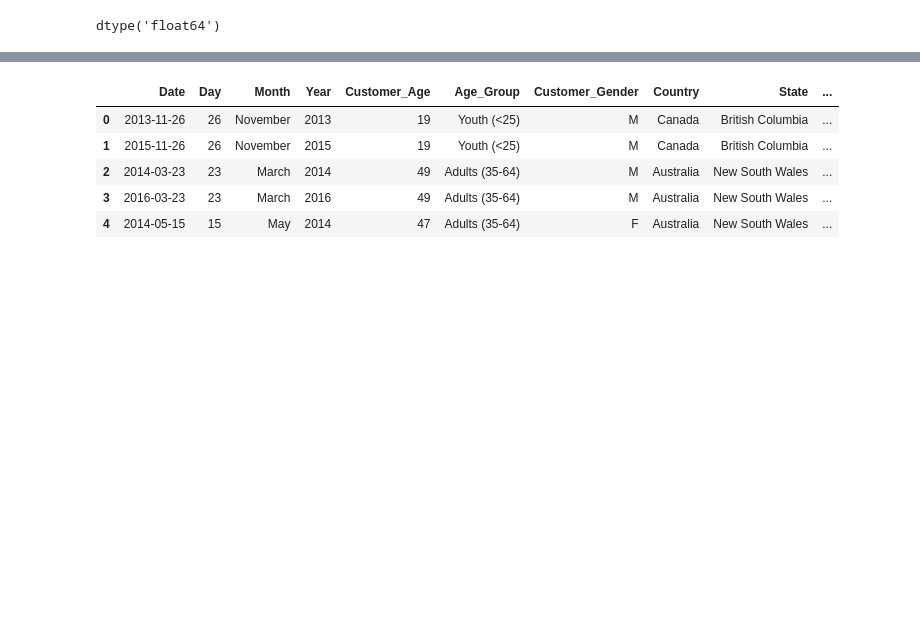
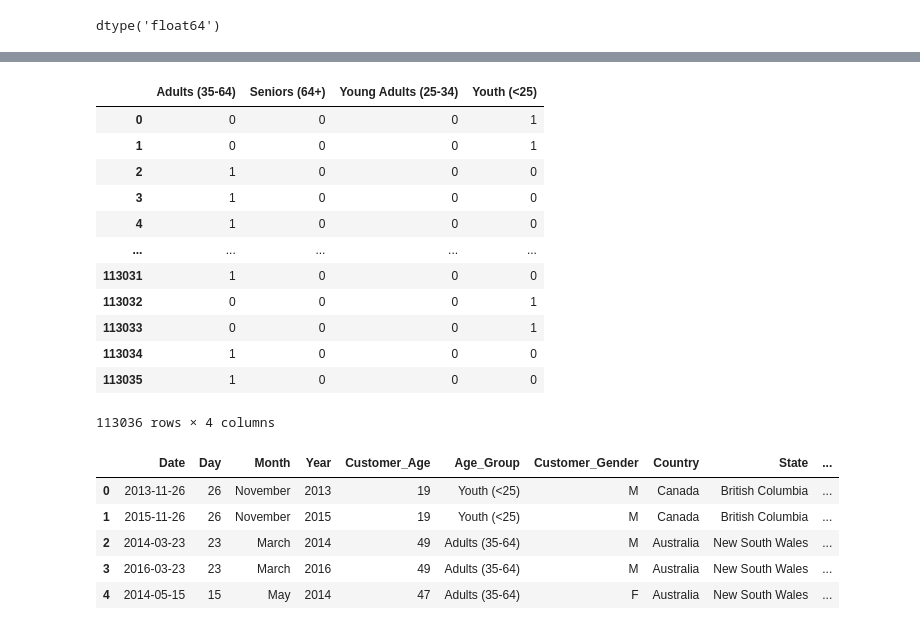
Before and after one commit to Konoko2004/Sales_Data_Analysis, a Jupyter notebook: Dashboard.ipynb, the cells around one changed output, grey strips where cells are left out. Drawn from its saved outputs; the diff is of its cells as text; code cells hidden in the pictures; blank space fills up the shorter version.

```diff
--- a/Dashboard.ipynb
+++ b/Dashboard.ipynb
@@ -86,3 +75,21 @@ Categories (3, object): ['low_tier' < 'mid_tier' < 'high_tier']
+# %%
+# Covert Age Group categories into numeric variables
+
+pd.get_dummies(raw_data['Age_Group'])
+# %% [output]
+|  | Adults (35-64) | Seniors (64+) | Young Adults (25-34) | Youth (<25) |
+| 0 | 0 | 0 | 0 | 1 |
+| 1 | 0 | 0 | 0 | 1 |
+| 2 | 1 | 0 | 0 | 0 |
+| 3 | 1 | 0 | 0 | 0 |
+| 4 | 1 | 0 | 0 | 0 |
+| ... | ... | ... | ... | ... |
+| 113031 | 1 | 0 | 0 | 0 |
+| 113032 | 0 | 0 | 0 | 1 |
+| 113033 | 0 | 0 | 0 | 1 |
+| 113034 | 1 | 0 | 0 | 0 |
+| 113035 | 1 | 0 | 0 | 0 |
+113036 rows × 4 columns
 # %%
 #Normalize Data for Statistics
 #3 methods to use for data normalization - Simple Scaling, Min-max, z-score
```
Also changed, not shown: parts of 1 cell of this notebook.
